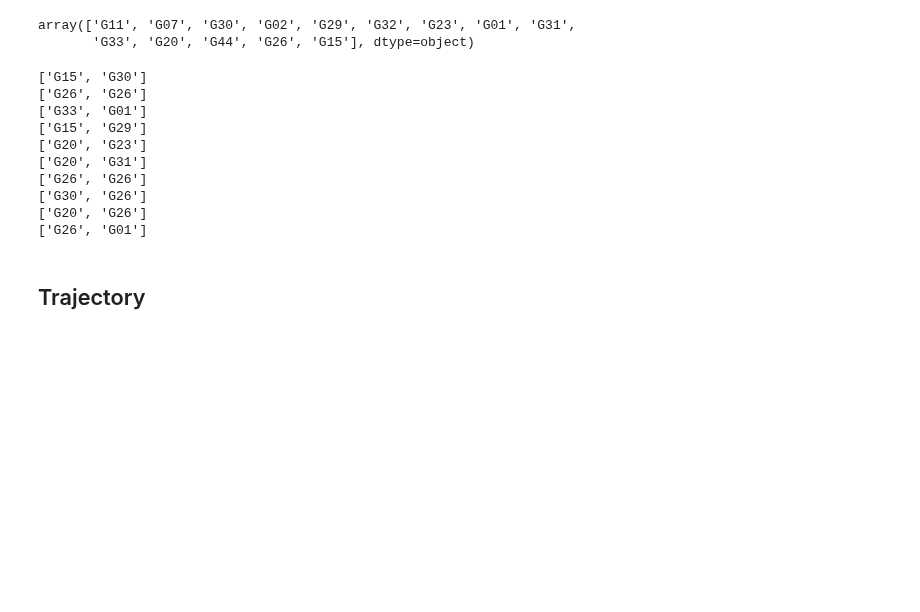
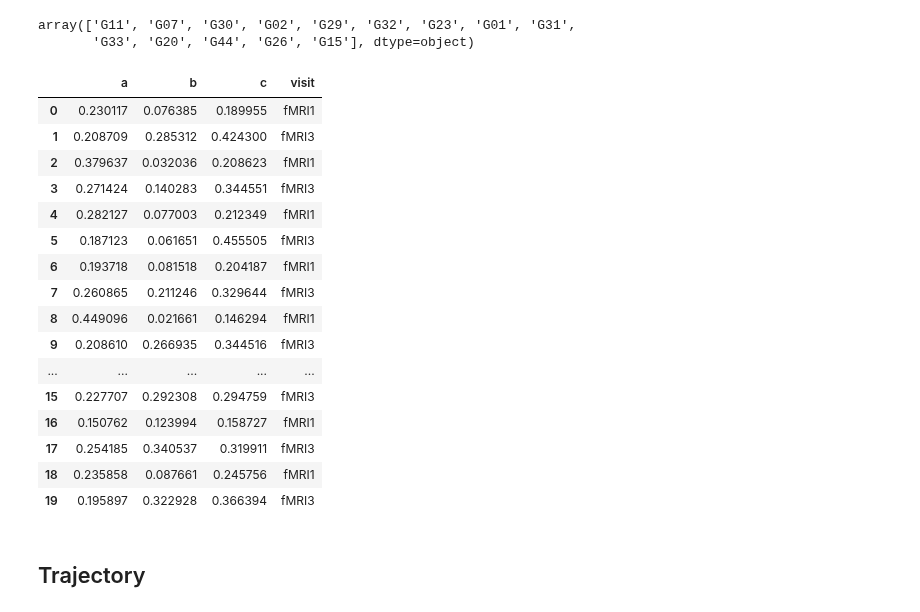
Before and after one commit to psb629/labs, a Jupyter notebook: GD/scrpits/notebook/Behavior_analysis.ipynb, the cells around one changed output. Saved outputs shown, nothing was run; the diff lists cells and outputs as text; code cells hidden in the pictures; blank space fills up the shorter version.

```diff
--- a/GD/scrpits/notebook/Behavior_analysis.ipynb
+++ b/GD/scrpits/notebook/Behavior_analysis.ipynb
@@ -41,7 +42,7 @@ runs = ['r01','r02','r03','r04','r05','r06']
 blocks = ['b01','b02','b03','b04','b05','b06','b07','b08']
 trials = ['t01','t02','t03','t04','t05','t06','t07','t08','t09','t10','t11','t12']
 # %%
-def exponential_fit(x, a, b, c):
+def func_exp(x, a, b, c):
     return a * (1 - np.exp(-b * x)) + c
 # %%
 def convert_ID(ID):
@@ -593,20 +594,43 @@ dfMRI1.subj.unique()
 # %% [output]
 array(['G11', 'G07', 'G30', 'G02', 'G29', 'G32', 'G23', 'G01', 'G31',
        'G33', 'G20', 'G44', 'G26', 'G15'], dtype=object)
-# %%
-for i in range(int(1e1)):
-    rand_seed = random.choices(dfMRI1.subj.unique(), k=int(1e0))
-# %% [output]
-['G15', 'G30']
-['G26', 'G26']
-['G33', 'G01']
-['G15', 'G29']
-['G20', 'G23']
-['G20', 'G31']
-['G26', 'G26']
-['G30', 'G26']
-['G20', 'G26']
-['G26', 'G01']
+# %%
+dpopt = pd.DataFrame(columns=['a','b','c','visit'])
+x = range(24)
+for i in range(int(1e1)):
+    k = 2*i
+    rand_seed = random.choices(dfMRI1.subj.unique(), k=len(dfMRI1.subj.unique()))
+    dt1 = pd.DataFrame(columns=dfMRI1.columns)
+    dt3 = pd.DataFrame(columns=dfMRI3.columns)
+    for subj in rand_seed:
+        dt1 = dt1.append(dfMRI1[dfMRI1.subj==subj])
+        dt3 = dt3.append(dfMRI3[dfMRI3.subj==subj])
+    y = dt1.groupby('Block').mean().Reward
+    popt, pcov = optimize.curve_fit(func_exp, x, y)
+    dpopt.loc[k] = [*popt, 'fMRI1']
+    y = dt3.groupby('Block').mean().Reward
+    popt, pcov = optimize.curve_fit(func_exp, x, y)
+    dpopt.loc[k+1] = [*popt, 'fMRI3']
+# %%
+dpopt
+# %% [output]
+|  | a | b | c | visit |
+| 0 | 0.230117 | 0.076385 | 0.189955 | fMRI1 |
+| 1 | 0.208709 | 0.285312 | 0.424300 | fMRI3 |
+| 2 | 0.379637 | 0.032036 | 0.208623 | fMRI1 |
+| 3 | 0.271424 | 0.140283 | 0.344551 | fMRI3 |
+| 4 | 0.282127 | 0.077003 | 0.212349 | fMRI1 |
+| 5 | 0.187123 | 0.061651 | 0.455505 | fMRI3 |
+| 6 | 0.193718 | 0.081518 | 0.204187 | fMRI1 |
+| 7 | 0.260865 | 0.211246 | 0.329644 | fMRI3 |
+| 8 | 0.449096 | 0.021661 | 0.146294 | fMRI1 |
+| 9 | 0.208610 | 0.266935 | 0.344516 | fMRI3 |
+| ... | ... | ... | ... | ... |
+| 15 | 0.227707 | 0.292308 | 0.294759 | fMRI3 |
+| 16 | 0.150762 | 0.123994 | 0.158727 | fMRI1 |
+| 17 | 0.254185 | 0.340537 | 0.319911 | fMRI3 |
+| 18 | 0.235858 | 0.087661 | 0.245756 | fMRI1 |
+| 19 | 0.195897 | 0.322928 | 0.366394 | fMRI3 |
 # %% [markdown]
 ## Trajectory
 # %%
```
Also changed, not shown: parts of 4 cells of this notebook, 2 other files.
